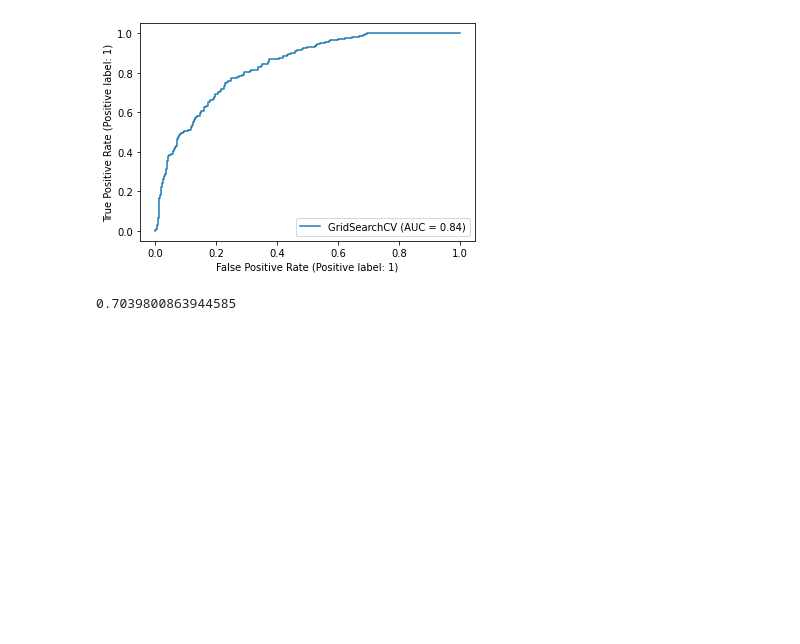
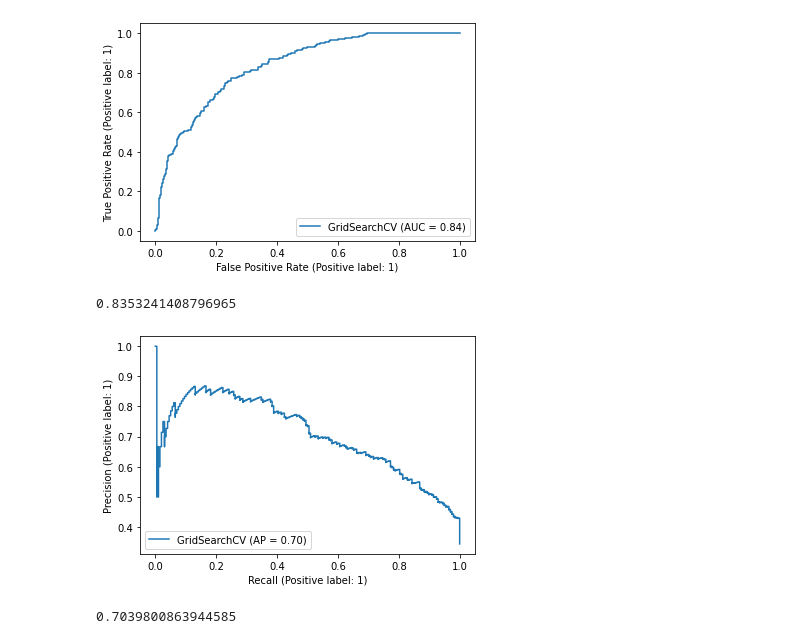
Before and after one commit to pir23oguz/B_150, a Jupyter notebook: My_ml/5-Logistic Regression Unbalanced Data Binary Class (Diabetes) 24.07.2023.ipynb, the cells around one changed output. Drawn from its saved outputs; the diff is of its cells as text; code cells hidden in the pictures; blank space fills up the shorter version.

```diff
--- a/My_ml/5-Logistic Regression Unbalanced Data Binary Class (Diabetes) 24.07.2023.ipynb
+++ b/My_ml/5-Logistic Regression Unbalanced Data Binary Class (Diabetes) 24.07.2023.ipynb
@@ -632,6 +632,16 @@ F1_score-1    64.25%  std 3.31%
 plot_roc_curve(grid_model, X_train_scaled, y_train);
 # %% [output]
 [figure]
+# %%
+y_pred_proba = grid_model.predict_proba(X_train_scaled)
+roc_auc_score(y_train, y_pred_proba[:,1])
+# %% [output]
+0.8353241408796965
+# %%
+plot_precision_recall_curve(grid_model, X_train_scaled, y_train);
+plt.show()
+# %% [output]
+[figure, added]
 # %%
 y_pred_proba = grid_model.predict_proba(X_train_scaled)
 average_precision_score(y_train, y_pred_proba[:,1])
```
Also changed, not shown: parts of 4 cells of this notebook, 1 other file.
